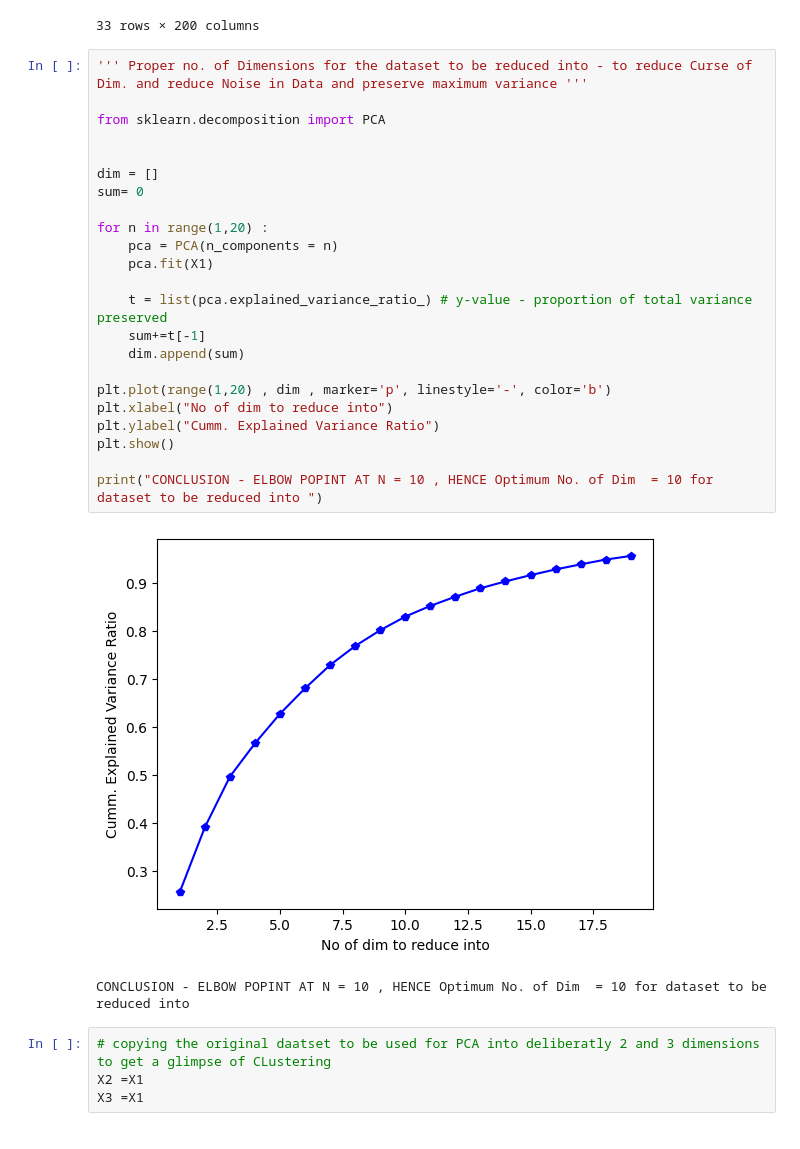
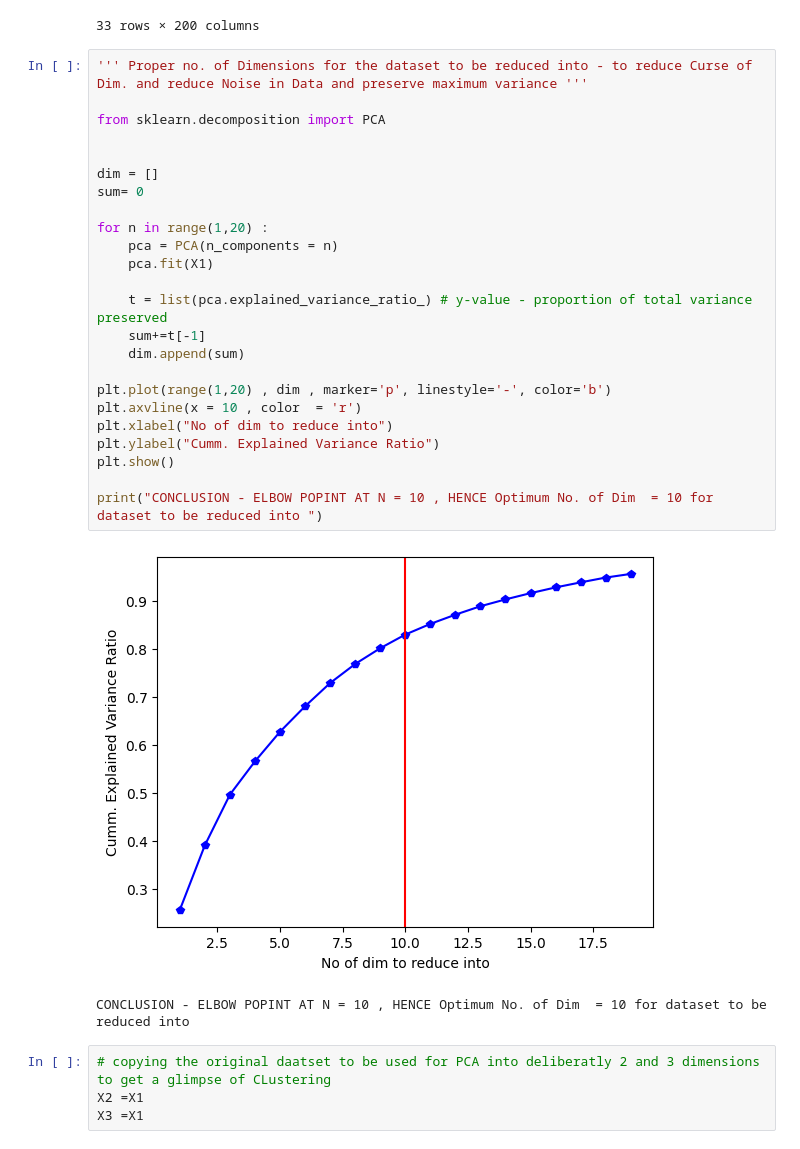
Before and after one commit to riziuzi/ASD_Unsupervised_Subgroup_Discovery, a Jupyter notebook: Ensemble.ipynb, the cells around one changed output. Saved outputs shown, nothing was run; the diff lists cells and outputs as text.

```diff
--- a/Ensemble.ipynb
+++ b/Ensemble.ipynb
@@ -134,28 +144,29 @@ X1
 # %%
 ''' Proper no. of Dimensions for the dataset to be reduced into - to reduce Curse of Dim. and reduce Noise in Data and preserve maximum variance '''
 
 from sklearn.decomposition import PCA
 
 
 dim = []
 sum= 0
 
 for n in range(1,20) :
     pca = PCA(n_components = n)
     pca.fit(X1)
 
     t = list(pca.explained_variance_ratio_) # y-value - proportion of total variance preserved
     sum+=t[-1]
     dim.append(sum)
 
 plt.plot(range(1,20) , dim , marker='p', linestyle='-', color='b')
+plt.axvline(x = 10 , color  = 'r')
 plt.xlabel("No of dim to reduce into")
 plt.ylabel("Cumm. Explained Variance Ratio")
 plt.show()
 
 print("CONCLUSION - ELBOW POPINT AT N = 10 , HENCE Optimum No. of Dim  = 10 for dataset to be reduced into ")
 # %% [output]
-[figure, old version]
+[figure, new version]
 CONCLUSION - ELBOW POPINT AT N = 10 , HENCE Optimum No. of Dim  = 10 for dataset to be reduced into
 # %%
 # copying the original daatset to be used for PCA into deliberatly 2 and 3 dimensions to get a glimpse of CLustering
```
Also changed, not shown: parts of 13 cells of this notebook, 1 other file.
